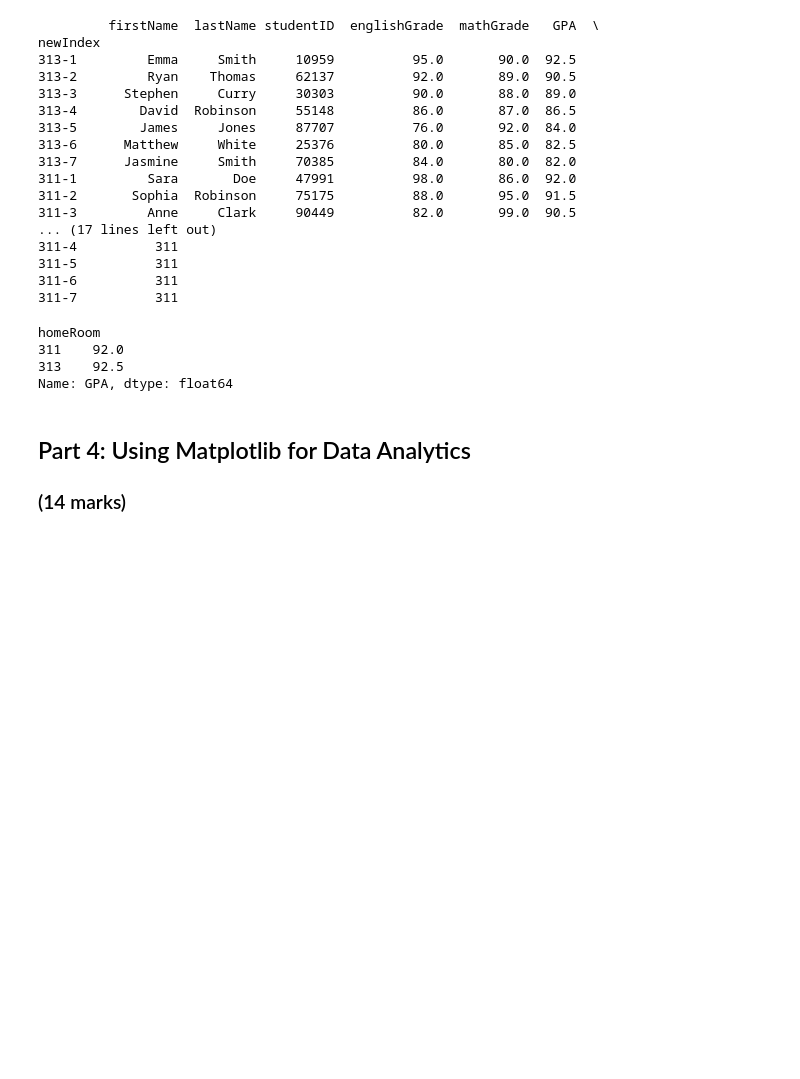
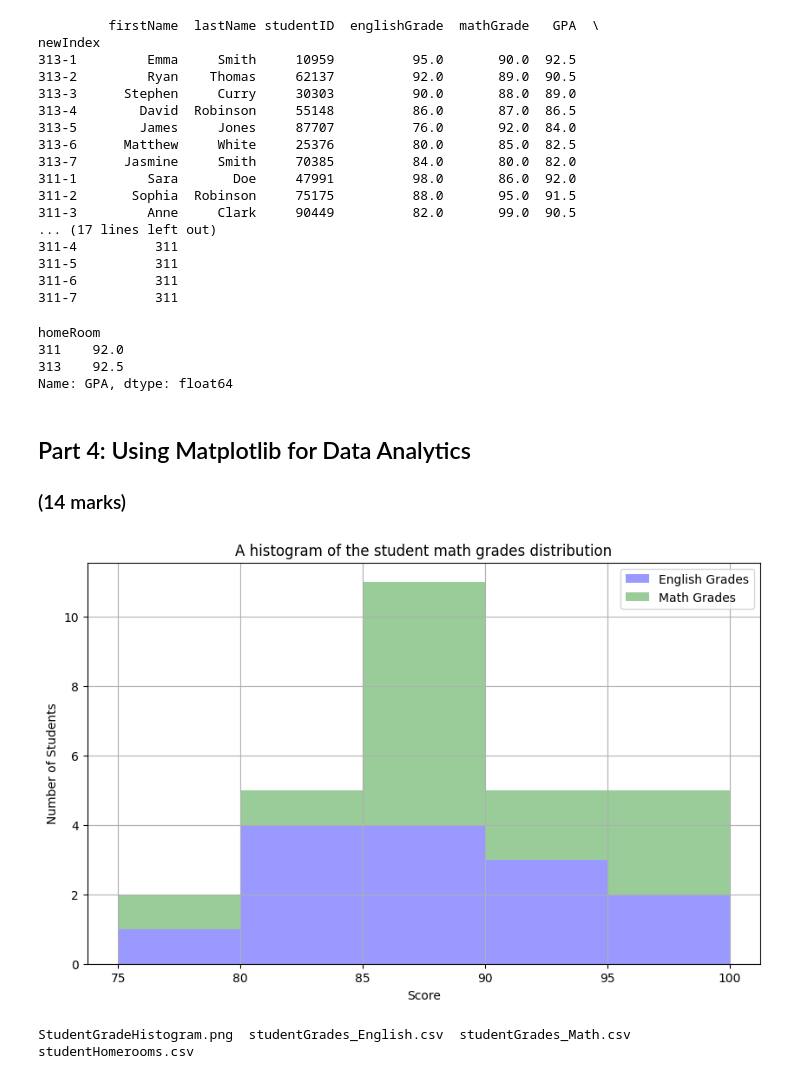
Before and after one commit to JiagengMi/engg680_2024_fall, a Jupyter notebook: Lab_Assignment1/StudentGradeManagementSystem.ipynb, the cells around one changed output. Cells and saved outputs as stored; diff of their text form; code cells hidden in the pictures; blank space fills up the shorter version.

```diff
--- a/Lab_Assignment1/StudentGradeManagementSystem.ipynb
+++ b/Lab_Assignment1/StudentGradeManagementSystem.ipynb
@@ -404,27 +405,39 @@ Name: GPA, dtype: float64
 # %%
 # Let's use matplotlib to display a histogram of the grades distribution
 # Histograms are useful for seeing the distribution of the students grades
 
-plt.figure(figsize=(10, 6))
-plt.hist(df_studentGrades['englishGrade'], bins=10, alpha=0.7, label='English Grades', color='blue')
+#plt.figure(figsize=(10, 6))
+#plt.hist(df_studentGrades['englishGrade'], bins=10, alpha=0.7, label='English Grades', color='blue')
 
 # Step 1: Use the line above as reference to create a histogram for the math grades
 # (1 mark)
 #
+import numpy as np
+bins = np.linspace(75, 100, 6)
+plt.figure(figsize=(10, 6))
+plt.hist([df_studentGrades['englishGrade'], df_studentGrades['mathGrade']], bins=bins, alpha=0.4,
+         label=['English Grades', 'Math Grades'], color=['blue', 'green'], stacked=True)
 
 # Step 2: Ensure that your plot is descriptive, so use labels (x and y axis), a title, and a legend.
 # Hint: Use the matplotlib .legend(loc='<location>') to add and place the legend.
 # You can use 'upper left', 'upper right', 'lower left', and 'lower right' to specify the location.
 # (4 marks)
 #
 plt.grid(True)
+plt.title('A histogram of the student math grades distribution')
+plt.xlabel('Score')
+plt.ylabel('Number of Students')
+plt.legend(loc='upper right')
 
 # Step 3: Use the .savefig('<image_title>'.png) to output an image file of the histogram.
 # Please be sure to use a descriptive title!
 # (1 mark)
 #
-
+plt.savefig('/content/drive/MyDrive/engg680_2024_fall/Lab_Assignment1/StudentGradeHistogram.png')
 plt.show()
+# %% [output]
+[figure, added]
+StudentGradeHistogram.png  studentGrades_English.csv  studentGrades_Math.csv  studentHomerooms.csv
 # %%
 # Let's also use matplotlib to display a scatter plot of English vs. Math grades
 # Scatter plots are useful for seeing the relationship between two variables
```
Also changed, not shown: parts of 4 cells of this notebook.
